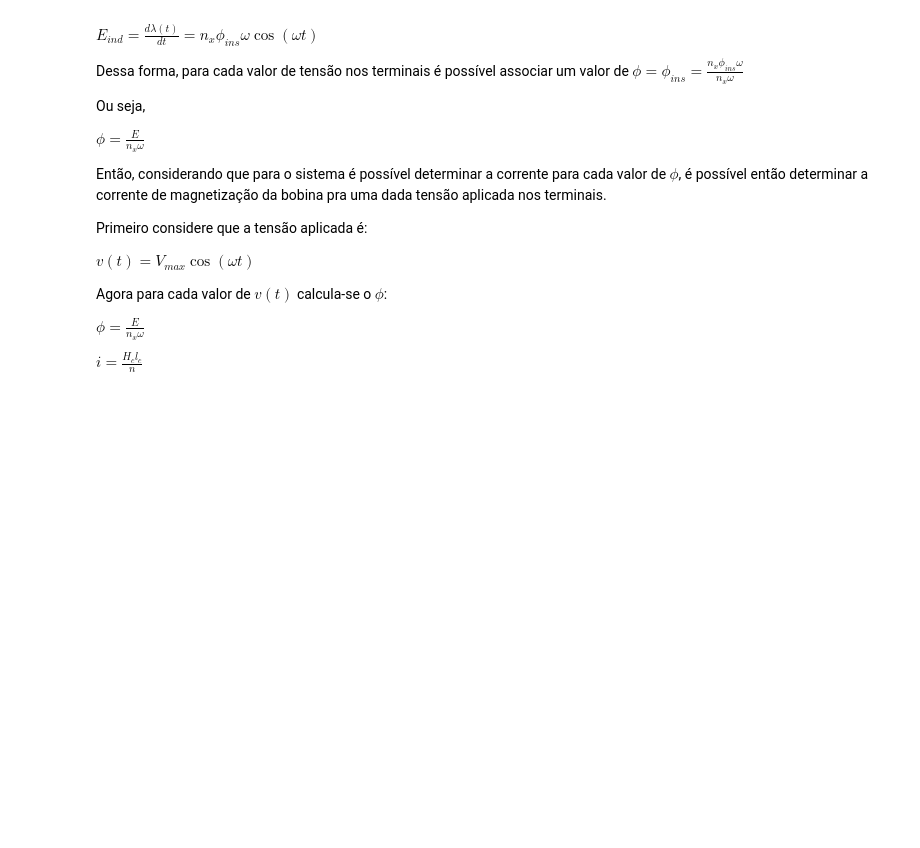
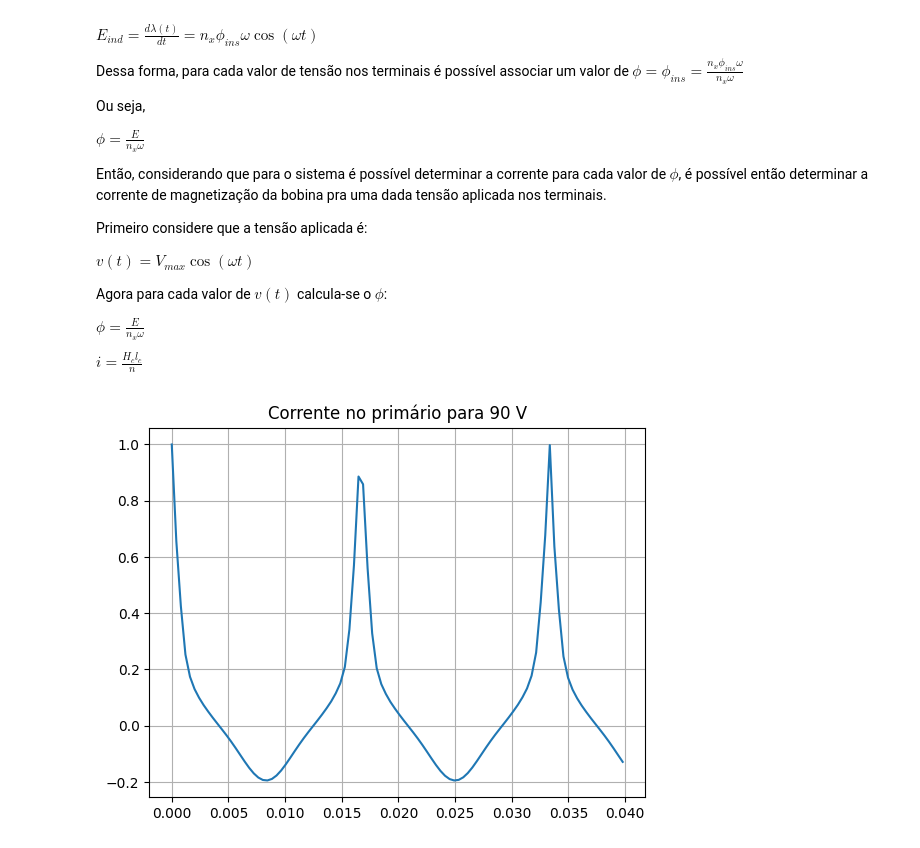
Before and after one commit to Danilo0liveira/conversao-eletromecanica, a Jupyter notebook: ex02.ipynb, the cells around one changed output. Drawn from its saved outputs; the diff is of its cells as text; code cells hidden in the pictures; blank space fills up the shorter version.

```diff
--- a/ex02.ipynb
+++ b/ex02.ipynb
@@ -54,3 +54,85 @@ Agora para cada valor de $v(t)$ calcula-se o $\phi$:
 $\phi = \frac{E}{n_x \omega}$
 
 $i = \frac{H_cl_c}{n}$
+# %%
+import numpy as np
+import matplotlib.pyplot as plt
+import scipy as sp
+from scipy.interpolate import CubicSpline
+numerodepontos=100
+H=np.array([0, 68, 135, 203, 271, 338,
+            406, 474, 542, 609, 1100, 1500,2500,4000,
+            5000,9000, 12000,20000,25000 ])
+
+B=np.array([0, 0.733, 1.205, 1.424, 1.517, 1.56,
+            1.588, 1.617, 1.631, 1.646, 1.689,
+            1.703, 1.724, 1.731, 1.738, 1.762, 1.770, 1.8, 1.816 ])
+
+H_linear=np.array([0, 68 ])
+
+B_linear=np.array([0, 0.733])
+# cálculando uma equação para H e função de B
+
+f=CubicSpline (B,H, bc_type='natural')
+f_linear=CubicSpline (B_linear,H_linear, bc_type='natural')
+
+#organizando figura para verificar a superposição entre a função e os dados
+#experimentais
+B_a=np.linspace(0,1.82,numerodepontos)
+
+H_a=f(B_a)
+H_a_linear=f_linear(B_a)
+
+# Dados da questão
+n1 = 1000; n2 = 2000; a_S = 2E-4; l_c = 30E-2; f=60;
+
+N = n2/n1
+
+w = 2*np.pi*f
+
+fluxo_magnetico_liquido = B*a_S
+H_l = H*l_c
+
+
+Tensao_Primario = n1*fluxo_magnetico_liquido*120*np.pi
+Tensao_Secundario = n2*fluxo_magnetico_liquido*120*np.pi
+
+corrente_primario = H_l/n1
+corrente_secundario = H_l/n2
+
+veff = 90
+vmax = np.sqrt(2)*veff
+
+R = 2
+
+v = lambda v, t: v*np.cos(120*np.pi*t)
+
+T = np.linspace(0,15/(120*np.pi),100)
+
+
+
+i_p = CubicSpline(Tensao_Primario, corrente_primario, bc_type='natural')
+i_s = CubicSpline(Tensao_Secundario, corrente_secundario, bc_type='natural')
+
+v_p = CubicSpline(corrente_primario, Tensao_Primario, bc_type='natural')
+v_s = CubicSpline(corrente_secundario, Tensao_Secundario, bc_type='natural')
+
+I1 = i_p(v(vmax,T))
+I2 = i_s(v(vmax,T))
+
+I1 = I1/np.max(I1)
+I2 = I2/np.max(I2)
+
+plt.figure()
+plt.plot(T,I1)
+plt.grid(True)
+plt.title('Corrente no primário para 90 V')
+plt.show()
+
+plt.figure()
+plt.plot(T,I2)
+plt.grid(True)
+plt.title('Corrente no secundário para 90 V')
+plt.show()
+# %% [output]
+[figure, added]
```
Also changed, not shown: parts of 1 cell of this notebook.
